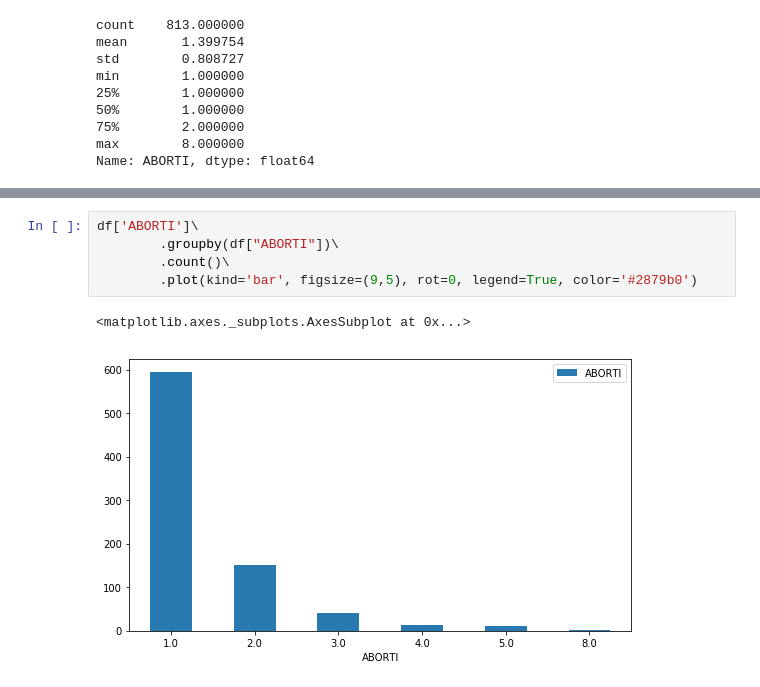
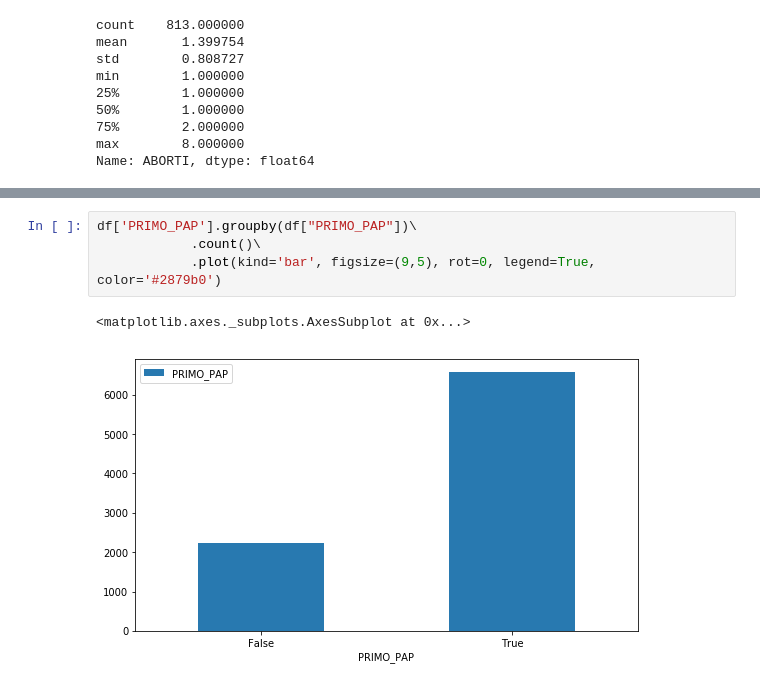
Before and after one commit to Nimerya/Cytological-Reports-Analysis, a Jupyter notebook: exploratory_analysis.ipynb, the cells around one changed output, grey strips where cells are left out. Saved outputs shown, nothing was run; the diff lists cells and outputs as text.

```diff
--- a/exploratory_analysis.ipynb
+++ b/exploratory_analysis.ipynb
@@ -129,8 +242,7 @@ Name: ABORTI, dtype: float64
 # %%
-df['ABORTI']\
-        .groupby(df["ABORTI"])\
-        .count()\
-        .plot(kind='bar', figsize=(9,5), rot=0, legend=True, color='#2879b0')
+df['PRIMO_PAP'].groupby(df["PRIMO_PAP"])\
+            .count()\
+            .plot(kind='bar', figsize=(9,5), rot=0, legend=True, color='#2879b0')
 # %% [output]
 <matplotlib.axes._subplots.AxesSubplot at 0x...>
-[figure, old version]
+[figure, new version]
```
Also changed, not shown: parts of 55 cells of this notebook, 1 other file.
